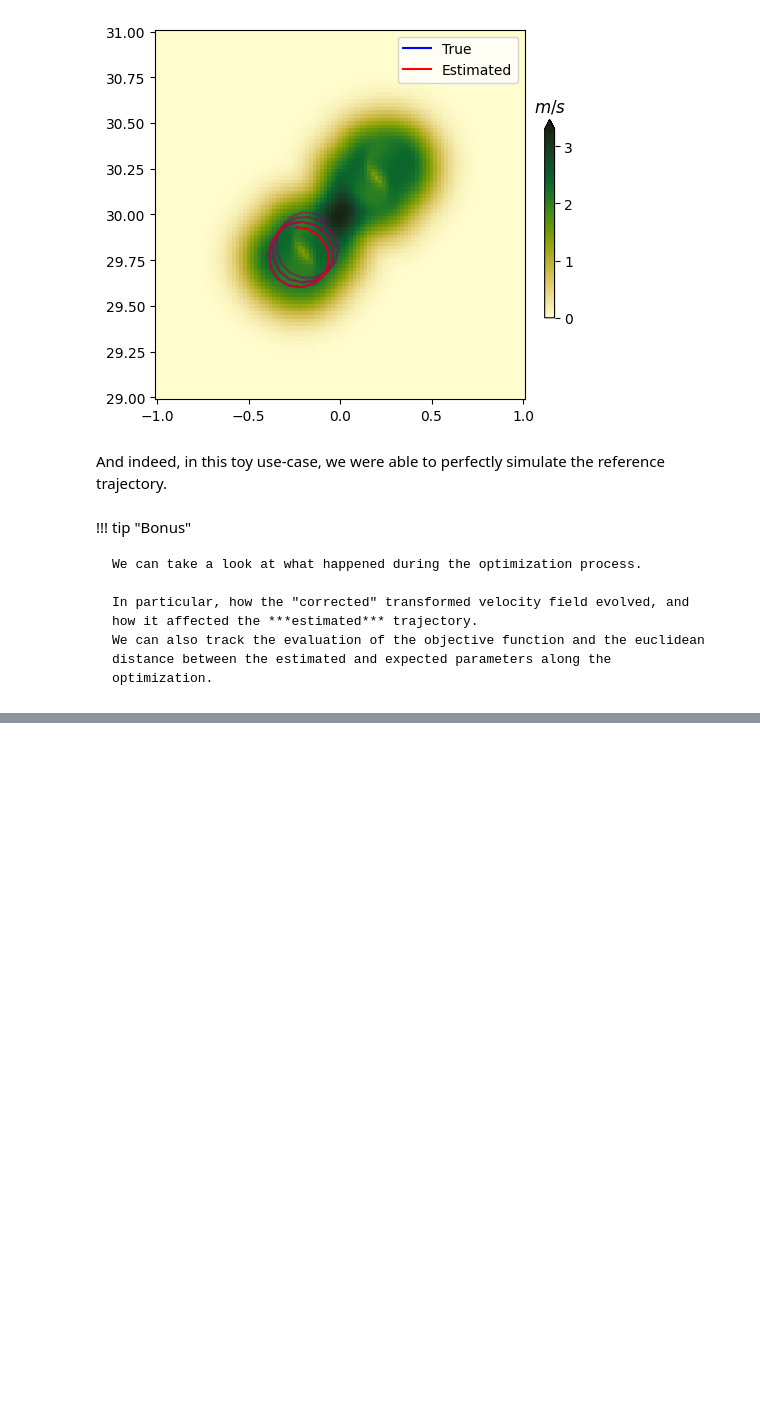
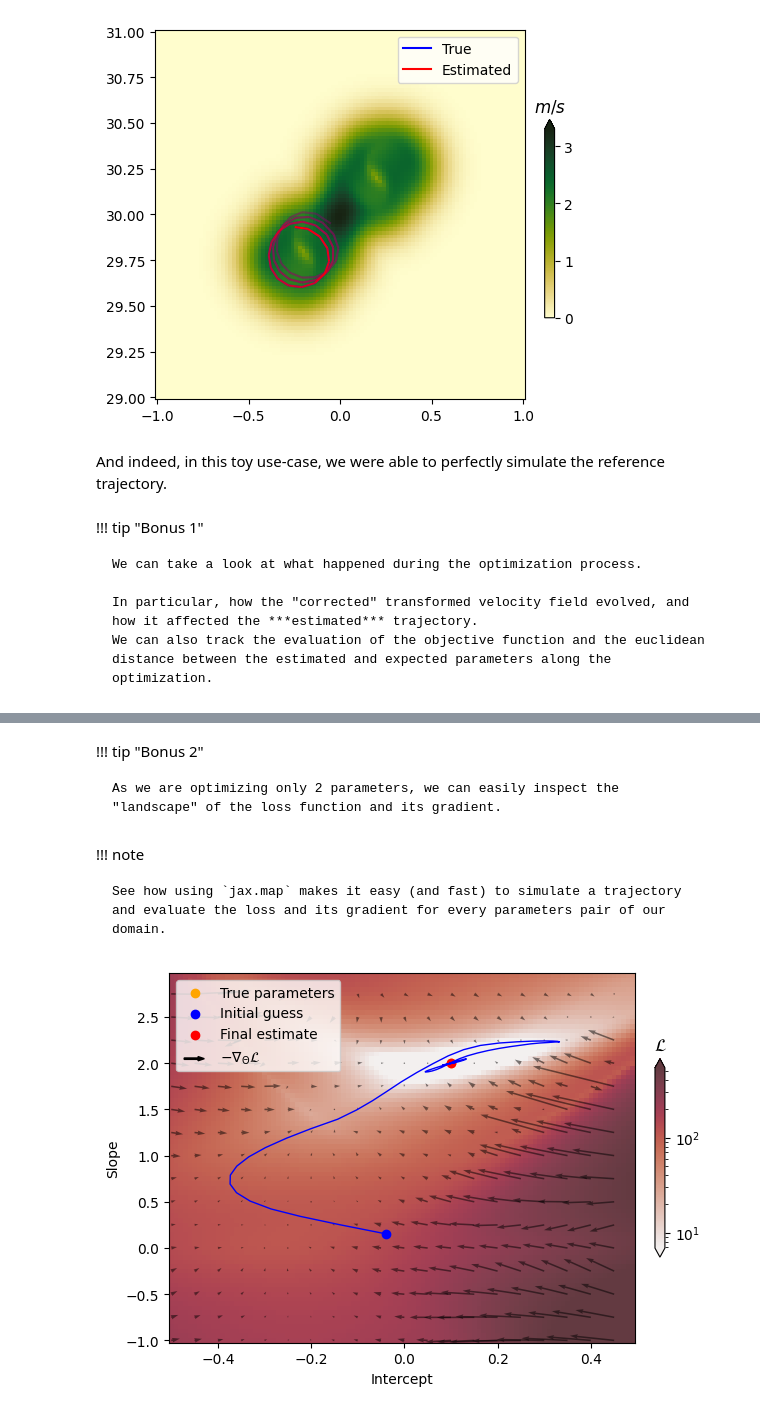
Before and after one commit to vadmbertr/pastax, a Jupyter notebook: docs/demo.ipynb, the cells around one changed output, grey strips where cells are left out. Drawn from its saved outputs; the diff is of its cells as text; code cells hidden in the pictures; blank space fills up the shorter version.

Commit message:
add another bonus and a question for the reader to the demo

```diff
--- a/docs/demo.ipynb
+++ b/docs/demo.ipynb
@@ -472,7 +472,7 @@ plt.show()
 # %% [markdown]
 And indeed, in this toy use-case, we were able to perfectly simulate the reference trajectory.
 # %% [markdown]
-!!! tip "Bonus"
+!!! tip "Bonus 1"
 
     We can take a look at what happened during the optimization process.
 
@@ -538,3 +538,72 @@ anim = animation.FuncAnimation(fig, draw_step, init_func=init_func, frames=n_ste
 HTML(anim.to_html5_video())
 # %% [output]
 [interactive output not drawn]
+# %% [markdown]
+!!! tip "Bonus 2"
+
+    As we are optimizing only 2 parameters, we can easily inspect the "landscape" of the loss function and its gradient.
+# %%
+# parameters domain
+betas0 = jnp.arange(-.5, .5, 0.01)
+betas1 = jnp.arange(-1, 3, 0.05)
+betas0, betas1 = jnp.meshgrid(betas0, betas1, indexing="ij")
+
+# evaluate the loss and gradient landscapes
+loss_landscape, grad_landscape = jax.vmap(
+    lambda intercept, slope: val_grad_obj_fn(LinearUV(intercept=intercept, slope=slope)),
+    in_axes=(0, 0)
+)(betas0.ravel(), betas1.ravel())
+
+loss_landscape = loss_landscape.reshape(betas0.shape)
+grad_intercept_landscape = grad_landscape.intercept.reshape(betas0.shape)
+grad_slope_landscape = grad_landscape.slope.reshape(betas0.shape)
+# %% [markdown]
+!!! note
+
+    See how using `jax.map` makes it easy (and fast) to simulate a trajectory and evaluate the loss and its gradient for every parameters pair of our domain.
+# %%
+from matplotlib.legend_handler import HandlerBase
+import matplotlib.patches as mpatches
+
+
+class ArrowHandler(HandlerBase):
+    def create_artists(self, legend, orig_handle, xdescent, ydescent, width, height, fontsize, trans):
+        arrow = mpatches.FancyArrow(2, 2, 10, 0, color=orig_handle.get_edgecolor(), width=1)
+        return [arrow]
+
+
+fig, ax = plt.subplots()
+
+ax.set_xlabel("Intercept")
+ax.set_ylabel("Slope")
+
+intercepts = jnp.asarray([dyns[i].intercept for i in range(n_steps+1)]).ravel()
+slopes = jnp.asarray([dyns[i].slope for i in range(n_steps+1)]).ravel()
+
+vmax = jnp.quantile(loss_landscape.ravel(), 0.975)
+vmin = jnp.quantile(loss_landscape.ravel(), 0.025)
+
+im = ax.pcolormesh(betas0, betas1, loss_landscape, cmap=cmo.amp, norm="log", vmin=vmin, vmax=vmax, alpha=0.8)
+clb = fig.colorbar(im, ax=ax, orientation="vertical", fraction=0.02, pad=0.04, extend="both")
+clb.ax.set_title("$\\mathcal{L}$")
+
+ax.quiver(
+    betas0[::5, ::5], betas1[::5, ::5],
+    -grad_intercept_landscape[::5, ::5], -grad_slope_landscape[::5, ::5],
+    color="black", alpha=0.5
+)
+
+ax.scatter(b, a, color="orange", label="True parameters")
+ax.scatter(intercept, slope, color="blue", label="Initial guess")
+ax.scatter(intercepts[-1], slopes[-1], color="red", label="Final estimate")
+ax.plot(intercepts, slopes, color="blue", linewidth=1)
+
+handles, _ = ax.get_legend_handles_labels()
+ax.legend(
+    handles=handles + [mpatches.FancyArrow(0, 0, 0, 0, color="black", label="$-\\nabla_\Theta \\mathcal{L}$")],
+    handler_map={mpatches.FancyArrow: ArrowHandler()}
+)
+
+plt.show()
+# %% [output]
+[figure, added]
```
Also changed, not shown: parts of 1 cell of this notebook, 14 other files.
